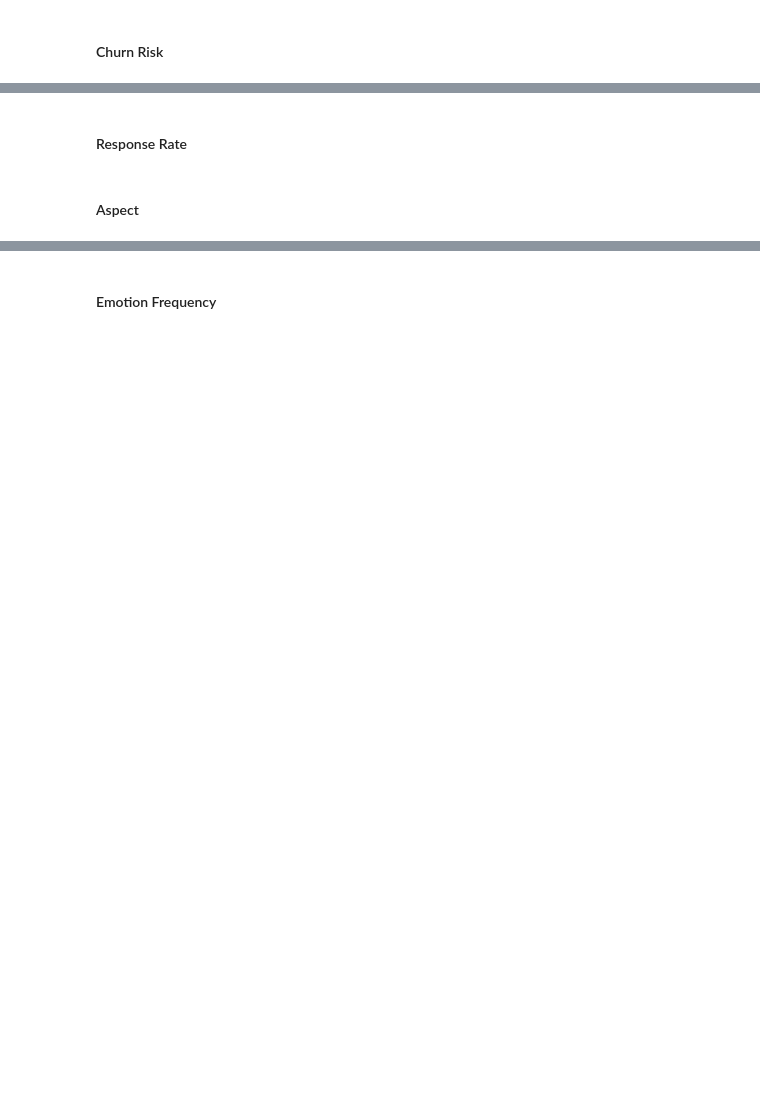
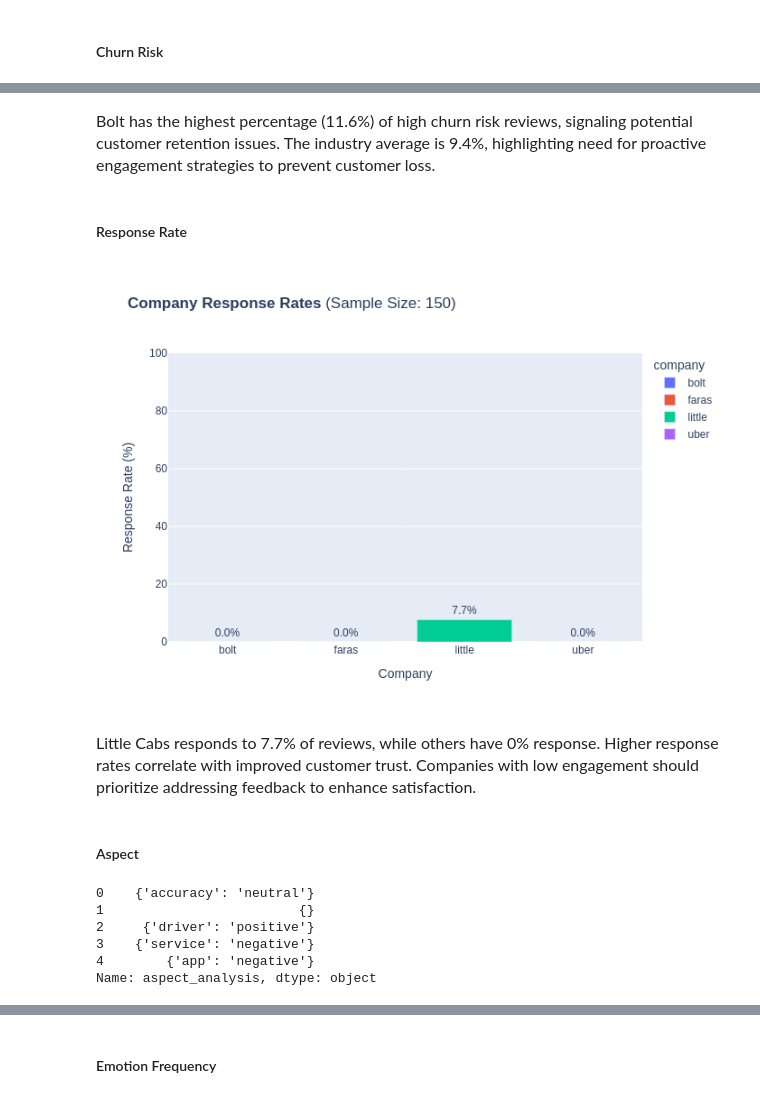
Before and after one commit to u-mar/FASA, a Jupyter notebook: notebooks/Modelling.ipynb, the cells around one changed output, grey strips where cells are left out. Saved outputs shown, nothing was run; the diff lists cells and outputs as text; code cells hidden in the pictures; blank space fills up the shorter version.

```diff
--- a/notebooks/Modelling.ipynb
+++ b/notebooks/Modelling.ipynb
@@ -117,28 +135,43 @@ fig.show()
+# %% [markdown]
+<font size=3>Bolt has the highest percentage (11.6%) of high churn risk reviews, signaling potential customer retention issues. The industry average is 9.4%, highlighting need for proactive engagement strategies to prevent customer loss.</font>
 # %% [markdown]
 #### Response Rate
 # %%
 response_analysis = final.groupby(['company', final['response']]).size().unstack(fill_value=0)
 
 if True not in response_analysis.columns:
     response_analysis[True] = 0
 
 
 response_analysis['response_rate'] = (response_analysis.get(True, 0) /
                                     (response_analysis.get(True, 0) + response_analysis.get(False, 0))) * 100
 
 
 fig = px.bar(response_analysis.reset_index(),
             x='company', y='response_rate',
-            title='<b>Company Response Rates</b> (Sample Size: {})'.format(len(df)),
+            title='<b>Company Response Rates</b> (Sample Size: {})'.format(len(final)),
             color='company',
             text='response_rate')
 fig.update_traces(texttemplate='%{text:.1f}%', textposition='outside')
 fig.update_layout(yaxis_title='Response Rate (%)',
                     xaxis_title='Company',
                     yaxis_range=[0, 100])
 fig.show()
+# %% [output]
+[figure, added]
+# %% [markdown]
+<font size=3>Little Cabs responds to 7.7% of reviews, while others have 0% response. Higher response rates correlate with improved customer trust. Companies with low engagement should prioritize addressing feedback to enhance satisfaction.</font>
 # %% [markdown]
 #### Aspect
+# %%
+final['aspect_analysis'].head()
+# %% [output]
+0    {'accuracy': 'neutral'}
+1                         {}
+2     {'driver': 'positive'}
+3    {'service': 'negative'}
+4        {'app': 'negative'}
+Name: aspect_analysis, dtype: object
 # %%
 aspect_data = []
 for _, row in final.iterrows():
```
Also changed, not shown: parts of 20 cells of this notebook, 2 other files.
